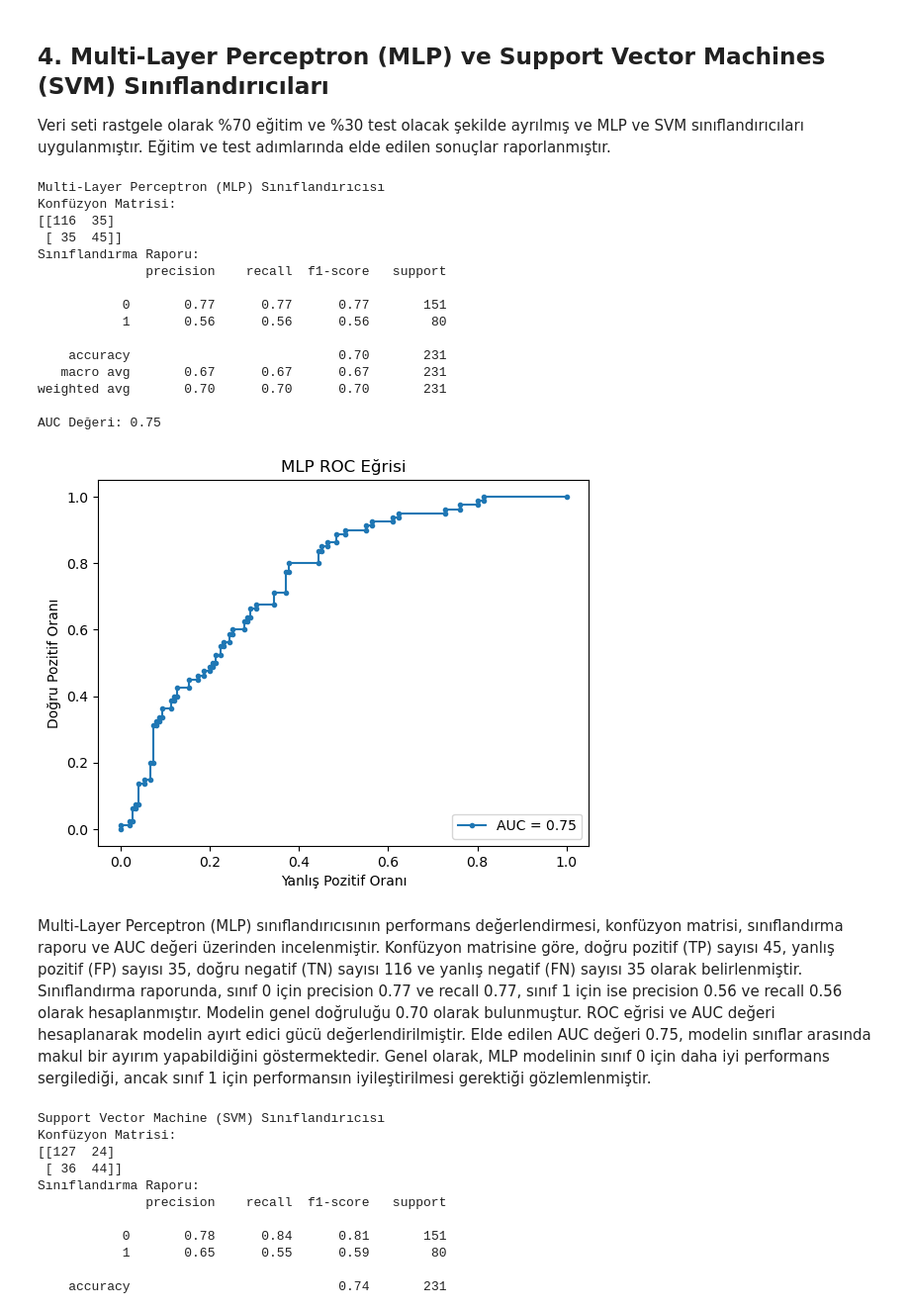
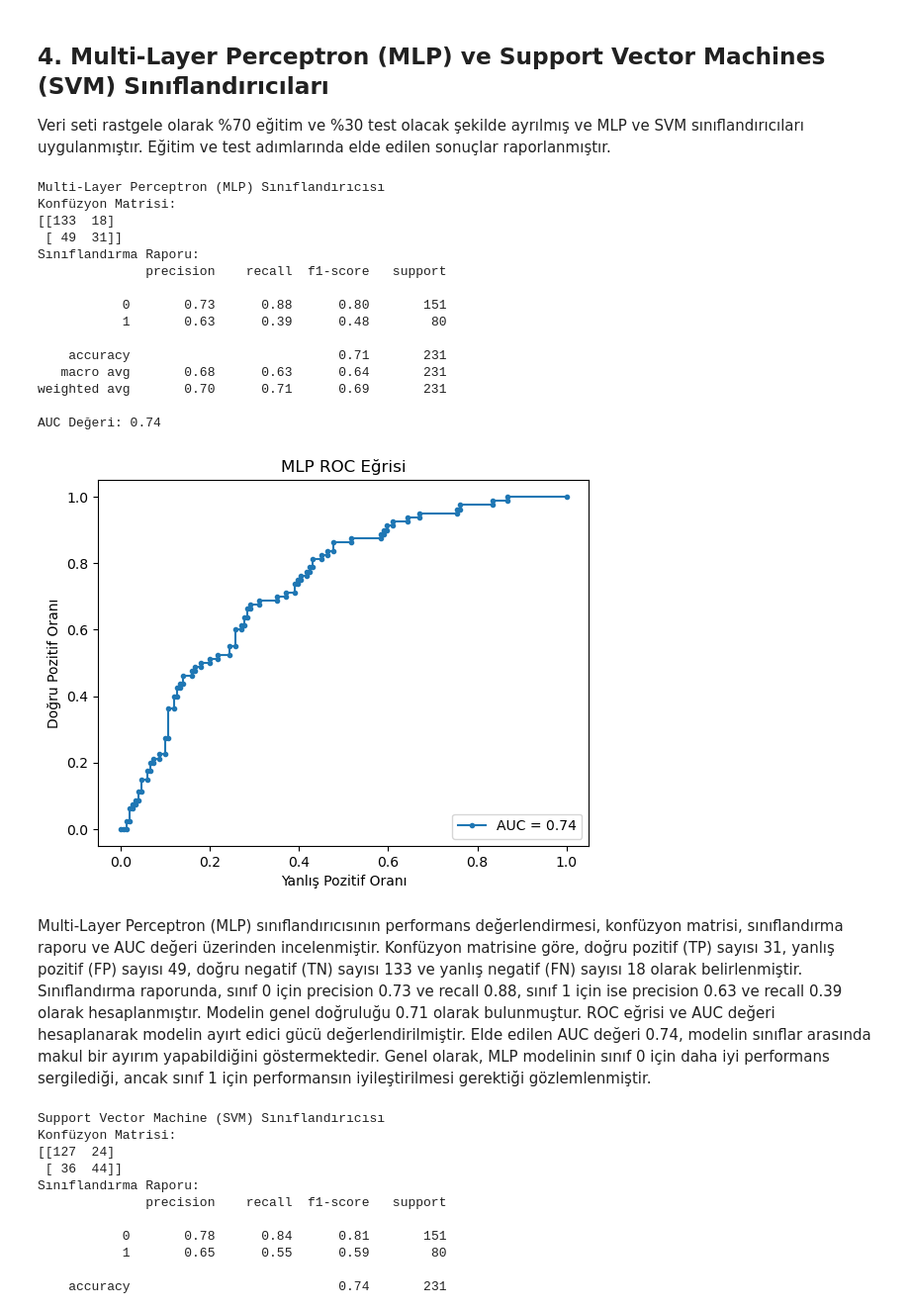
Before and after one commit to temetNoscee/machine-learning-project, a Jupyter notebook: eda.ipynb, the cells around one changed output. Shown: that part at 99% size. Drawn from its saved outputs; the diff is of its cells as text; code cells hidden in the pictures.

```diff
--- a/eda.ipynb
+++ b/eda.ipynb
@@ -21,15 +19,14 @@ import matplotlib.pyplot as plt
 Veri setinin yüklenmesi, eksik değerlerin doldurulması ve verilerin standartlaştırılması işlemleri gerçekleştirilmiştir.
 # %%
 # Veri setinin yüklenmesi
-url = "https://raw.githubusercontent.com/jbrownlee/Datasets/master/pima-indians-diabetes.data.csv"
 column_names = ["Pregnancies", "Glucose", "BloodPressure", "SkinThickness", "Insulin", "BMI", "DiabetesPedigreeFunction", "Age", "Outcome"]
-data = pd.read_csv(url, header=None, names=column_names)
+data = pd.read_csv('pima-indians-veri-seti.txt', header=None, names=column_names, delimiter='\t')
 print(data)
 # Eksik degerler islenerek 0 degerleri yerine mean(ortalama degeri) koyularak datalar islenir.
 columns_to_replace = ["Glucose", "BloodPressure", "SkinThickness", "Insulin", "BMI"]
 for column in columns_to_replace:
-    data[column].replace(0, np.nan, inplace=True)
-    data[column].fillna(data[column].mean(), inplace=True)
+    data[column] = data[column].replace(0, np.nan)
+    data[column] = data[column].fillna(data[column].mean())
 
 # hedef sütun olan outcome sütunu ayrı bir variable a alınarak datalar etiketlenir işlem yapma kolaylığı sağlanır.
 training_data = data.drop("Outcome", axis=1)
@@ -175,51 +172,51 @@ ROC eğrisi, sınıflandırıcının farklı kesme noktalarında duyarlılık ve
 Veri seti rastgele olarak %70 eğitim ve %30 test olacak şekilde ayrılmış ve MLP ve SVM sınıflandırıcıları uygulanmıştır. Eğitim ve test adımlarında elde edilen sonuçlar raporlanmıştır.
 # %%
 # MLP modelinin eğitilmesi
-mlp_model = MLPClassifier(max_iter=1000, random_state=42)
+mlp_model = MLPClassifier(max_iter=1000, random_state=42, early_stopping=True,validation_fraction=0.1)
 mlp_model.fit(X_train, y_train)
 
 # Test seti üzerinde tahmin yapılması
 y_pred_mlp = mlp_model.predict(X_test)
 y_prob_mlp = mlp_model.predict_proba(X_test)[:, 1]
 
 # Sonuçların raporlanması
 print("Multi-Layer Perceptron (MLP) Sınıflandırıcısı")
 print("Konfüzyon Matrisi:")
 print(confusion_matrix(y_test, y_pred_mlp))
 print("Sınıflandırma Raporu:")
 print(classification_report(y_test, y_pred_mlp))
 
 # ROC Eğrisi ve AUC değeri
 fpr, tpr, _ = roc_curve(y_test, y_prob_mlp)
 auc_value = roc_auc_score(y_test, y_prob_mlp)
 print(f"AUC Değeri: {auc_value:.2f}")
 
 plt.figure()
 plt.plot(fpr, tpr, marker='.', label=f'AUC = {auc_value:.2f}')
 plt.title('MLP ROC Eğrisi')
 plt.xlabel('Yanlış Pozitif Oranı')
 plt.ylabel('Doğru Pozitif Oranı')
 plt.legend(loc='lower right')
 plt.show()
 # %% [output]
 Multi-Layer Perceptron (MLP) Sınıflandırıcısı
 Konfüzyon Matrisi:
-[[116  35]
- [ 35  45]]
+[[133  18]
+ [ 49  31]]
 Sınıflandırma Raporu:
               precision    recall  f1-score   support
 
-           0       0.77      0.77      0.77       151
-           1       0.56      0.56      0.56        80
+           0       0.73      0.88      0.80       151
+           1       0.63      0.39      0.48        80
 
-    accuracy                           0.70       231
-   macro avg       0.67      0.67      0.67       231
-weighted avg       0.70      0.70      0.70       231
+    accuracy                           0.71       231
+   macro avg       0.68      0.63      0.64       231
+weighted avg       0.70      0.71      0.69       231
 
-AUC Değeri: 0.75
+AUC Değeri: 0.74
-[figure, old version]
+[figure, new version]
 # %% [markdown]
-Multi-Layer Perceptron (MLP) sınıflandırıcısının performans değerlendirmesi, konfüzyon matrisi, sınıflandırma raporu ve AUC değeri üzerinden incelenmiştir. Konfüzyon matrisine göre, doğru pozitif (TP) sayısı 45, yanlış pozitif (FP) sayısı 35, doğru negatif (TN) sayısı 116 ve yanlış negatif (FN) sayısı 35 olarak belirlenmiştir. Sınıflandırma raporunda, sınıf 0 için precision 0.77 ve recall 0.77, sınıf 1 için ise precision 0.56 ve recall 0.56 olarak hesaplanmıştır. Modelin genel doğruluğu 0.70 olarak bulunmuştur. ROC eğrisi ve AUC değeri hesaplanarak modelin ayırt edici gücü değerlendirilmiştir. Elde edilen AUC değeri 0.75, modelin sınıflar arasında makul bir ayırım yapabildiğini göstermektedir. Genel olarak, MLP modelinin sınıf 0 için daha iyi performans sergilediği, ancak sınıf 1 için performansın iyileştirilmesi gerektiği gözlemlenmiştir.
+Multi-Layer Perceptron (MLP) sınıflandırıcısının performans değerlendirmesi, konfüzyon matrisi, sınıflandırma raporu ve AUC değeri üzerinden incelenmiştir. Konfüzyon matrisine göre, doğru pozitif (TP) sayısı 31, yanlış pozitif (FP) sayısı 49, doğru negatif (TN) sayısı 133 ve yanlış negatif (FN) sayısı 18 olarak belirlenmiştir. Sınıflandırma raporunda, sınıf 0 için precision 0.73 ve recall 0.88, sınıf 1 için ise precision 0.63 ve recall 0.39 olarak hesaplanmıştır. Modelin genel doğruluğu 0.71 olarak bulunmuştur. ROC eğrisi ve AUC değeri hesaplanarak modelin ayırt edici gücü değerlendirilmiştir. Elde edilen AUC değeri 0.74, modelin sınıflar arasında makul bir ayırım yapabildiğini göstermektedir. Genel olarak, MLP modelinin sınıf 0 için daha iyi performans sergilediği, ancak sınıf 1 için performansın iyileştirilmesi gerektiği gözlemlenmiştir.
 # %%
 # SVM modelinin eğitilmesi
 svm_model = SVC(probability=True, random_state=42)
```
Also changed, not shown: parts of 3 cells of this notebook.
